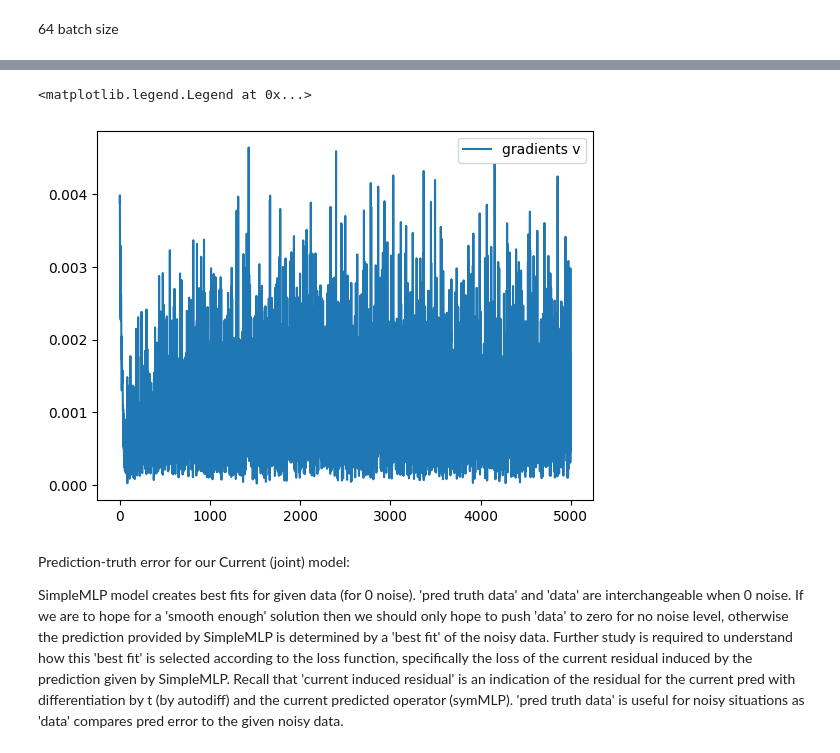
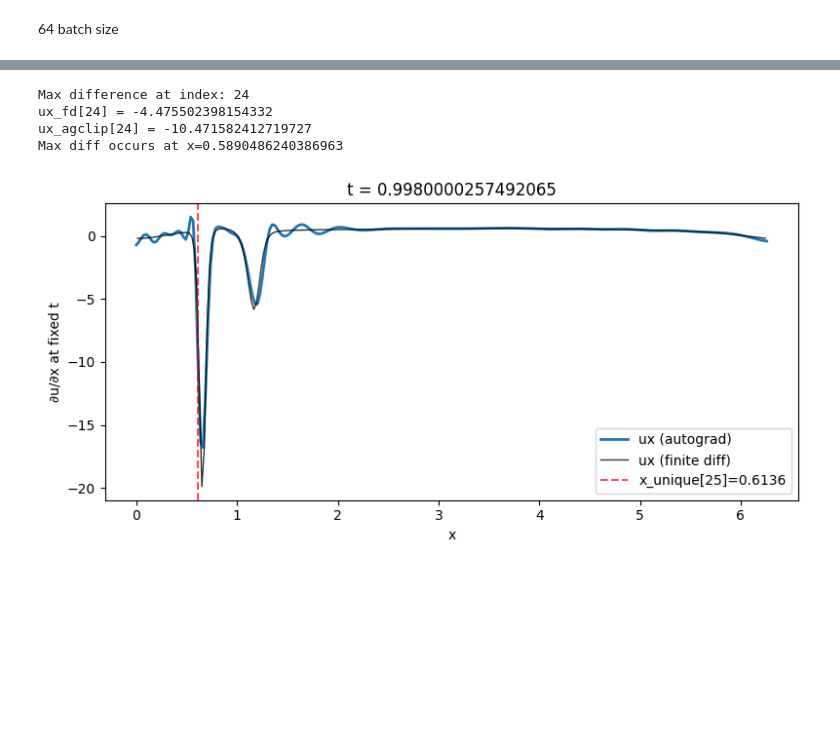
Before and after one commit to ryuFromCaillou/pde_stuff, a Jupyter notebook: notebook/draft_nb.ipynb, the cells around one changed output, grey strips where cells are left out. Saved outputs shown, nothing was run; the diff lists cells and outputs as text; code cells hidden in the pictures; blank space fills up the shorter version.

```diff
--- a/notebook/draft_nb.ipynb
+++ b/notebook/draft_nb.ipynb
@@ -1678,11 +1536,67 @@ max_abs_diff = 0.0455179
-# %%
-#plt.plot(torch.arange(0, included), torch.tensor(gu).view(included, -1).mean(dim=1)[:included], label='gradients u')
-plt.plot(torch.arange(0, included), torch.tensor(gv).view(included, -1).mean(dim=1)[:included], label='gradients v')
-plt.legend(loc='best')
-# %% [output]
-<matplotlib.legend.Legend at 0x...>
-[figure, removed]
-# %% [markdown]
-Prediction-truth error for our Current (joint) model:
-
-SimpleMLP model creates best fits for given data (for 0 noise). 'pred truth data' and 'data' are interchangeable when 0 noise. If we are to hope for a 'smooth enough' solution then we should only hope to push 'data' to zero for no noise level, otherwise the prediction provided by SimpleMLP is determined by a 'best fit' of the noisy data. Further study is required to understand how this 'best fit' is selected according to the loss function, specifically the loss of the current residual induced by the prediction given by SimpleMLP. Recall that 'current induced residual' is an indication of the residual for the current pred with differentiation by t (by autodiff) and the current predicted operator (symMLP). 'pred truth data' is useful for noisy situations as 'data' compares pred error to the given noisy data.
+# %%
+### DIFF TESTS ###
+# --- 1) Build sorted unique axes ---
+t_unique = np.unique(t_np)
+x_unique = np.unique(x_np)
+Nt, Nx = len(t_unique), len(x_unique)
+
+# --- 2) Map flattened samples into a (Nt, Nx) grid ---
+# This is robust to ordering: we place each (t,x) into its index.
+t_to_i = {v: i for i, v in enumerate(t_unique)}
+x_to_j = {v: j for j, v in enumerate(x_unique)}
+
+U = np.empty((Nt, Nx), dtype=np.float64)
+U[:] = np.nan
+
+for tt, xx, yy in zip(t_np, x_np, y_np):
+    U[t_to_i[tt], x_to_j[xx]] = yy
+
+
+# --- 3) Choose a time slice k ---
+k = Nt-2             # middle time, change as you like
+t0 = t_unique[k]
+u_row = U[k, :]           # u(t0, x_j)
+
+# --- 4) Finite difference du/dx along x on that slice ---
+dx = np.diff(x_unique)
+du = np.diff(u_row)
+ux_fd = du / dx
+x_mid = 0.5 * (x_unique[1:] + x_unique[:-1])  # centers for plotting FD
+
+# --- 5) Autograd du/dx on the same slice ---
+x_t = torch.tensor(x_unique, dtype=torch.float32, device=device, requires_grad=True).unsqueeze(1)
+t_t = torch.full_like(x_t, float(t0))  # same t0 for all x
+
+u_out = trainer_nl.u(t_t, x_t)         # (Nx, 1)
+ux_ag = torch.autograd.grad(
+    u_out, x_t,
+    grad_outputs=torch.ones_like(u_out),
+    create_graph=False,
+    retain_graph=False
+)[0].detach().cpu().numpy().ravel()
+
+ux_agclip=ux_ag[1:]
+np.linalg.norm(ux_fd-ux_agclip, ord=np.inf),max(ux_fd-ux_agclip)
+max_diff_idx = np.argmax(np.abs(ux_fd - ux_agclip))
+print(f"Max difference at index: {max_diff_idx}")
+print(f"ux_fd[{max_diff_idx}] = {ux_fd[max_diff_idx]}")
+print(f"ux_agclip[{max_diff_idx}] = {ux_agclip[max_diff_idx]}")
+print(f"Max diff occurs at x={x_unique[max_diff_idx]}")
+
+# --- 6) Plot (note: FD is length Nx-1, autograd is length Nx) ---
+plt.figure(figsize=(8,4))
+plt.plot(x_unique, ux_ag, label='ux (autograd)', linewidth=2)
+plt.plot(x_mid, ux_fd, label='ux (finite diff)', linewidth=1, alpha=0.8, color='black')
+plt.axvline(x=x_unique[25], color='red', linestyle='--', alpha=0.7, label=f'x_unique[25]={x_unique[25]:.4f}')
+plt.xlabel('x')
+plt.ylabel('∂u/∂x at fixed t')
+plt.title(f"t = {t0}")
+plt.legend()
+plt.tight_layout()
+plt.show()
+# %% [output]
+Max difference at index: 24
+ux_fd[24] = -4.475502398154332
+ux_agclip[24] = -10.471582412719727
+Max diff occurs at x=0.5890486240386963
+[figure, added]
```
Also changed, not shown: parts of 32 cells of this notebook, 23 other files.
